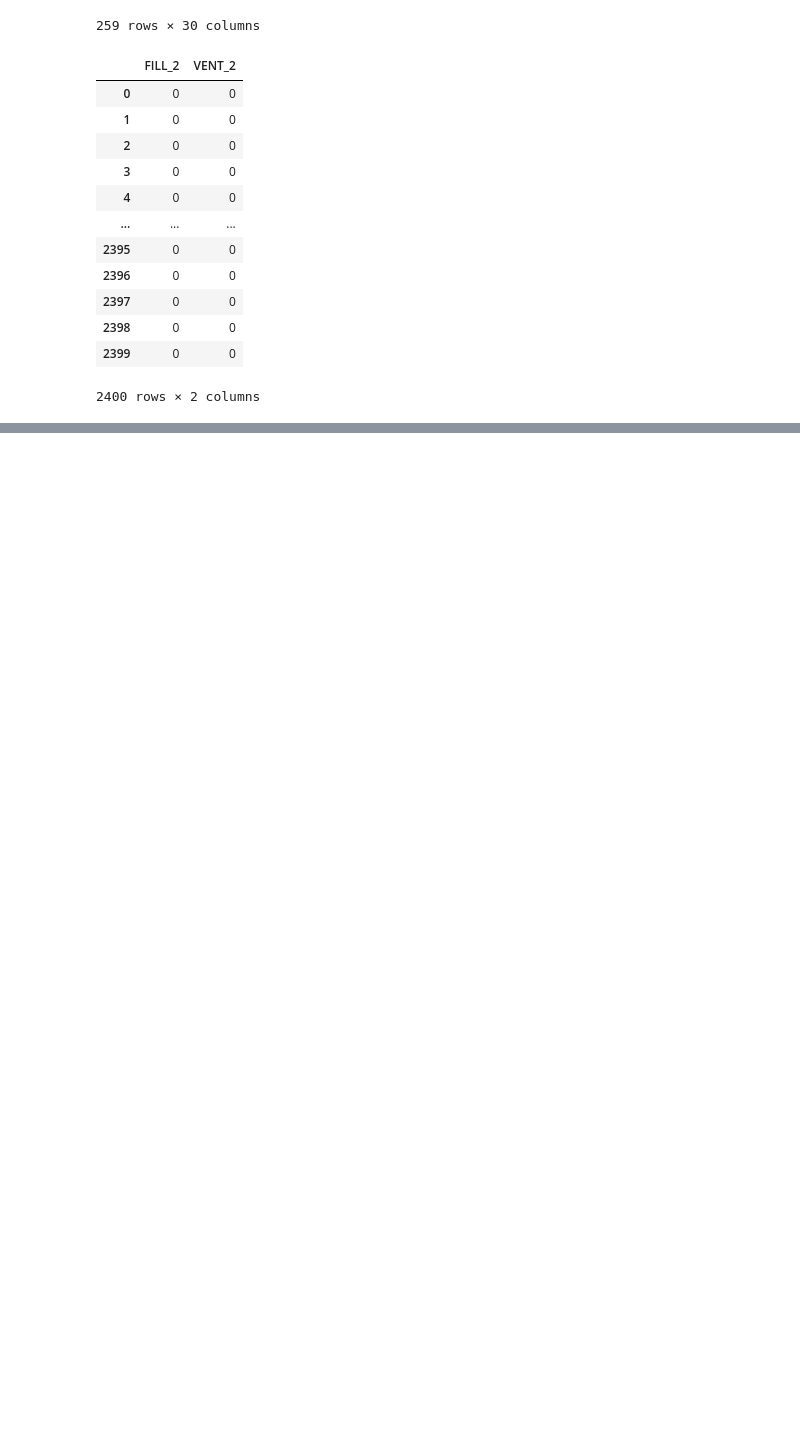
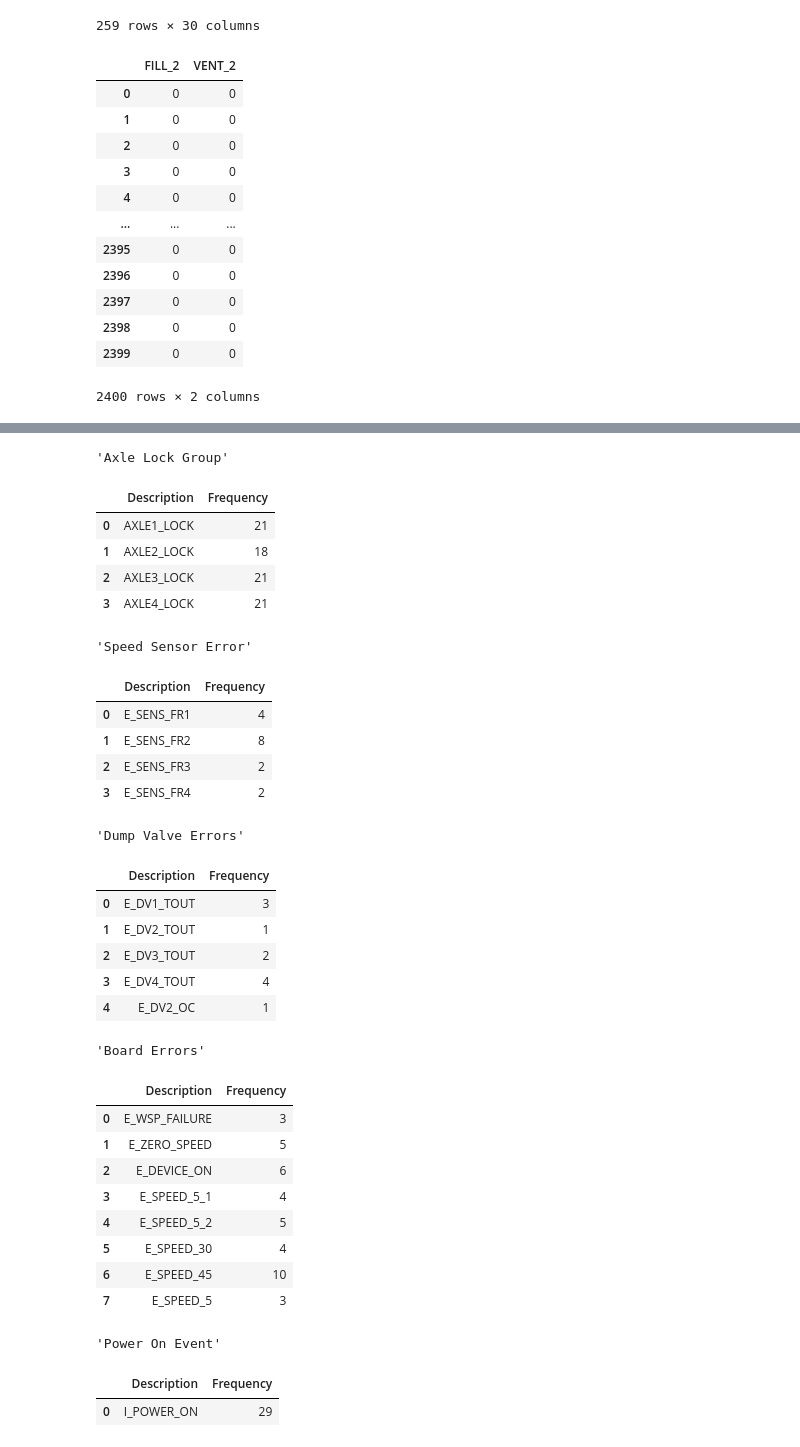
Before and after one commit to HarshSahu23/Wabtec3_BrakesGUI_shared, a Jupyter notebook: src/tester.ipynb, the cells around one changed output, grey strips where cells are left out. Cells and saved outputs as stored; diff of their text form; code cells hidden in the pictures; blank space fills up the shorter version.

```diff
--- a/src/tester.ipynb
+++ b/src/tester.ipynb
@@ -65,0 +80,36 @@ df2
+# %%
+for error_grp_name, df in dh.error_grps.items():
+    display(error_grp_name, df)
+# %% [output]
+'Axle Lock Group'
+|  | Description | Frequency |
+| 0 | AXLE1_LOCK | 21 |
+| 1 | AXLE2_LOCK | 18 |
+| 2 | AXLE3_LOCK | 21 |
+| 3 | AXLE4_LOCK | 21 |
+'Speed Sensor Error'
+|  | Description | Frequency |
+| 0 | E_SENS_FR1 | 4 |
+| 1 | E_SENS_FR2 | 8 |
+| 2 | E_SENS_FR3 | 2 |
+| 3 | E_SENS_FR4 | 2 |
+'Dump Valve Errors'
+|  | Description | Frequency |
+| 0 | E_DV1_TOUT | 3 |
+| 1 | E_DV2_TOUT | 1 |
+| 2 | E_DV3_TOUT | 2 |
+| 3 | E_DV4_TOUT | 4 |
+| 4 | E_DV2_OC | 1 |
+'Board Errors'
+|  | Description | Frequency |
+| 0 | E_WSP_FAILURE | 3 |
+| 1 | E_ZERO_SPEED | 5 |
+| 2 | E_DEVICE_ON | 6 |
+| 3 | E_SPEED_5_1 | 4 |
+| 4 | E_SPEED_5_2 | 5 |
+| 5 | E_SPEED_30 | 4 |
+| 6 | E_SPEED_45 | 10 |
+| 7 | E_SPEED_5 | 3 |
+'Power On Event'
+|  | Description | Frequency |
+| 0 | I_POWER_ON | 29 |
```
Also changed, not shown: parts of 5 cells of this notebook, 9 other files.
